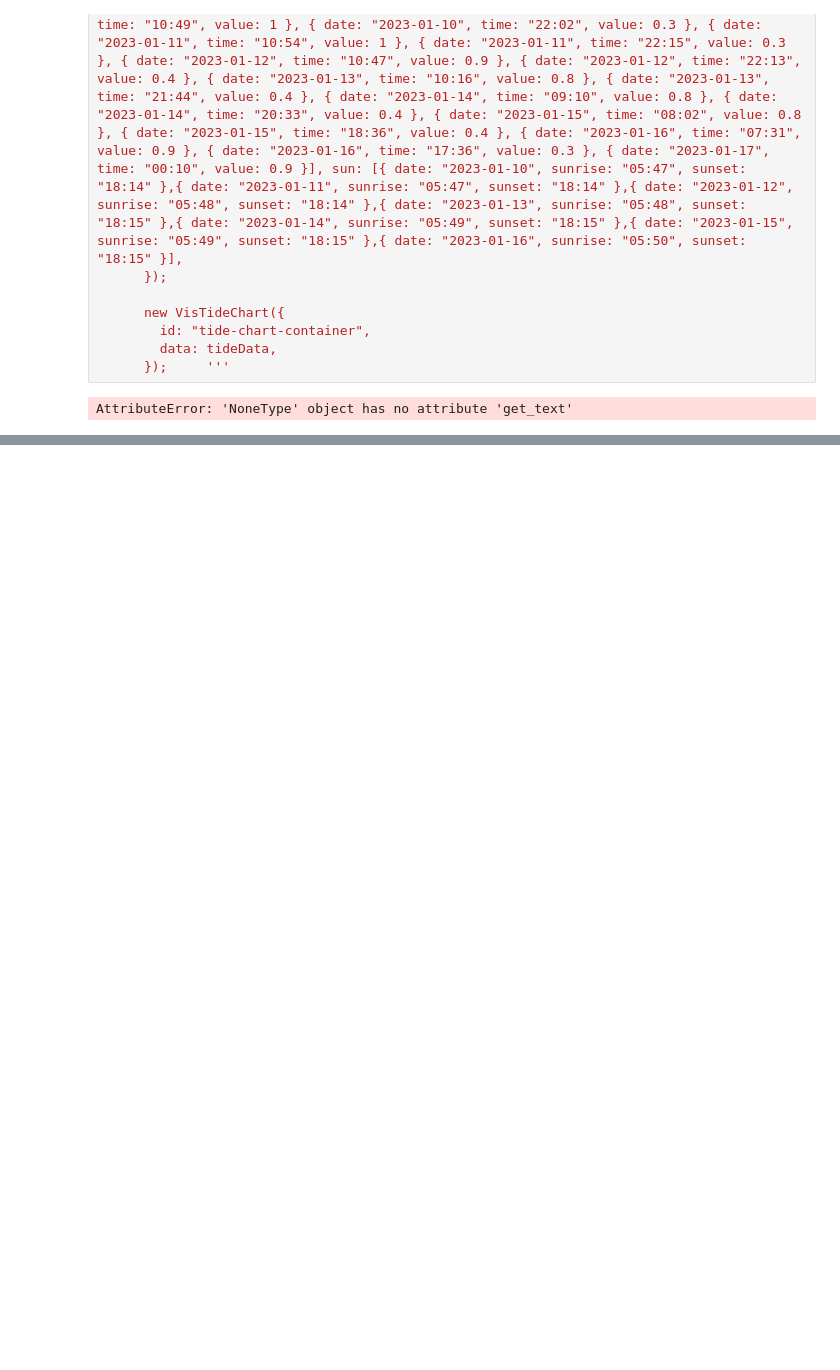
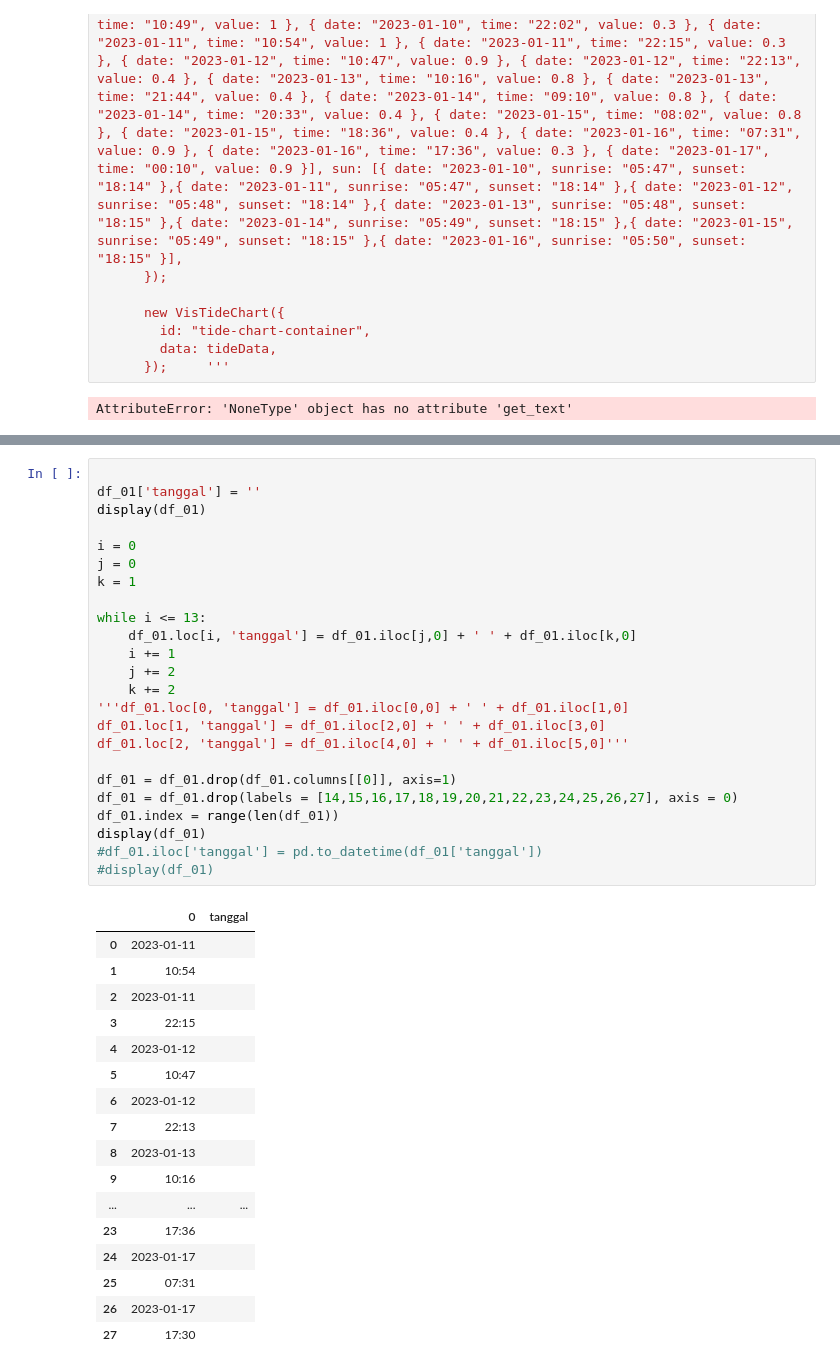
Before and after one commit to ferdiansyahz/DataScience_Discuss, a Jupyter notebook: Parsing_Test_test/parsing_weather_tides_testing_3.ipynb, the cells around one changed output, grey strips where cells are left out. Drawn from its saved outputs; the diff is of its cells as text; blank space fills up the shorter version.

```diff
--- a/Parsing_Test_test/parsing_weather_tides_testing_3.ipynb
+++ b/Parsing_Test_test/parsing_weather_tides_testing_3.ipynb
@@ -169,0 +355,42 @@ display(df_02)
+# %%
+
+df_01['tanggal'] = ''
+display(df_01)
+
+i = 0
+j = 0
+k = 1
+
+while i <= 13:
+    df_01.loc[i, 'tanggal'] = df_01.iloc[j,0] + ' ' + df_01.iloc[k,0]
+    i += 1
+    j += 2
+    k += 2
+'''df_01.loc[0, 'tanggal'] = df_01.iloc[0,0] + ' ' + df_01.iloc[1,0]
+df_01.loc[1, 'tanggal'] = df_01.iloc[2,0] + ' ' + df_01.iloc[3,0]
+df_01.loc[2, 'tanggal'] = df_01.iloc[4,0] + ' ' + df_01.iloc[5,0]'''
+
+df_01 = df_01.drop(df_01.columns[[0]], axis=1)
+df_01 = df_01.drop(labels = [14,15,16,17,18,19,20,21,22,23,24,25,26,27], axis = 0)
+df_01.index = range(len(df_01))
+display(df_01)
+#df_01.iloc['tanggal'] = pd.to_datetime(df_01['tanggal'])
+#display(df_01)
+# %% [output]
+|  | 0 | tanggal |
+| 0 | 2023-01-11 |  |
+| 1 | 10:54 |  |
+| 2 | 2023-01-11 |  |
+| 3 | 22:15 |  |
+| 4 | 2023-01-12 |  |
+| 5 | 10:47 |  |
+| 6 | 2023-01-12 |  |
+| 7 | 22:13 |  |
+| 8 | 2023-01-13 |  |
+| 9 | 10:16 |  |
+| ... | ... | ... |
+| 23 | 17:36 |  |
+| 24 | 2023-01-17 |  |
+| 25 | 07:31 |  |
+| 26 | 2023-01-17 |  |
+| 27 | 17:30 |  |
```
Also changed, not shown: parts of 11 cells of this notebook.
